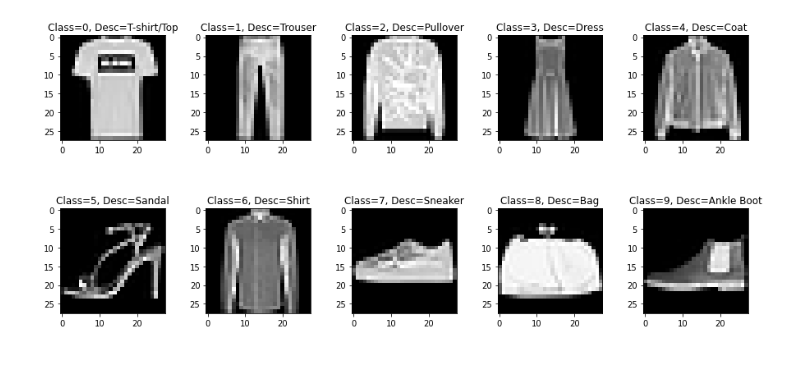
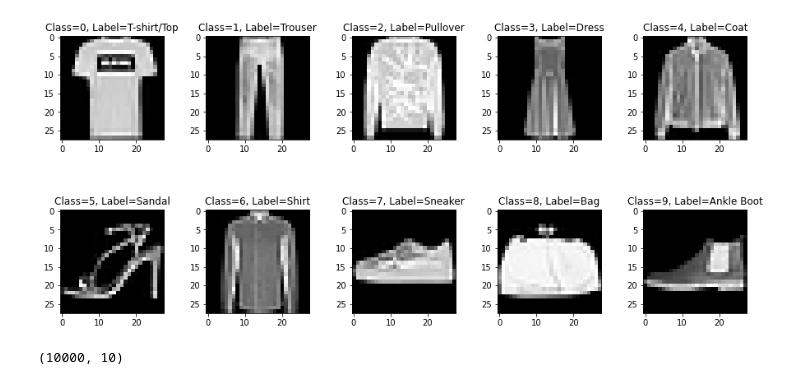
Before and after one commit to bhavya0324/FNN-from-scratch, a Jupyter notebook: Assignment_1.ipynb, the cells around one changed output. Saved outputs shown, nothing was run; the diff lists cells and outputs as text; code cells hidden in the pictures.

```diff
--- a/Assignment_1.ipynb
+++ b/Assignment_1.ipynb
@@ -52,22 +42,20 @@ Downloading data from https://storage.googleapis.com/tensorflow/tf-keras-dataset
 # %%
-m=0
-n=0
-k=0
-desc = ["T-shirt/Top", "Trouser", "Pullover", "Dress", "Coat", "Sandal", "Shirt", "Sneaker", "Bag", "Ankle Boot"]
-fig, axes = plt.subplots(2, 5, figsize=(12.5,6))
-for i in range(1000):
-  if train_labels[i]==k:
-    ax = axes[m,n]
-    ax.imshow(train_images[i], cmap='gray')
-    ax.set_title('Class='+str(train_labels[i])+', Desc='+str(desc[train_labels[i]]))
-    n=n+1
-    k=k+1
-    if(n==5):
-      m=1
-      n=0
-  if k==10:
-    break
-plt.tight_layout()
-plt.show()
+def show_images(train_images , train_labels , desc):
+  m=0
+  n=0
+  k=0
+  fig, axes = plt.subplots(2, 5, figsize=(12.5,6))
+  for i in range(1000):
+    if train_labels[i]==k:
+      ax = axes[m,n]
+      ax.imshow(train_images[i], cmap='gray')
+      ax.set_title('Class='+str(train_labels[i])+', Label='+str(desc[train_labels[i]]))
+      n=n+1
+      k=k+1
+      if(n==5):
+        m=1
+        n=0
+    if k==10:
+      break
+  plt.tight_layout()
+  plt.show()
-# %% [output]
-[figure, removed]
@@ -75,0 +62,5 @@ import numpy
+# %%
+#Showing one image of each class (Question - 1)
+show_images(train_images , train_labels,labels)
+# %% [output]
+[figure, added]
@@ -75,0 +88,4 @@ import numpy
+# %%
+test_y.shape
+# %% [output]
+(10000, 10)
```
Also changed, not shown: parts of 9 cells of this notebook.
